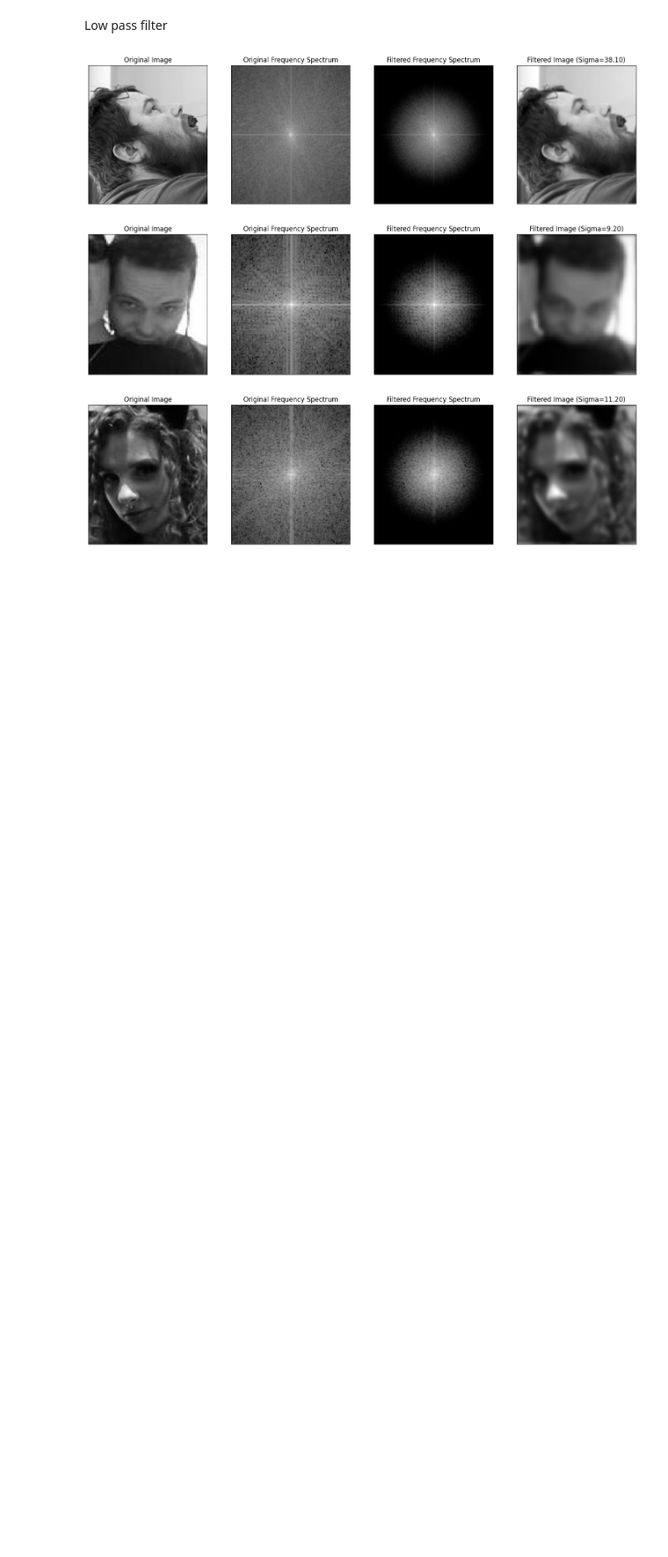
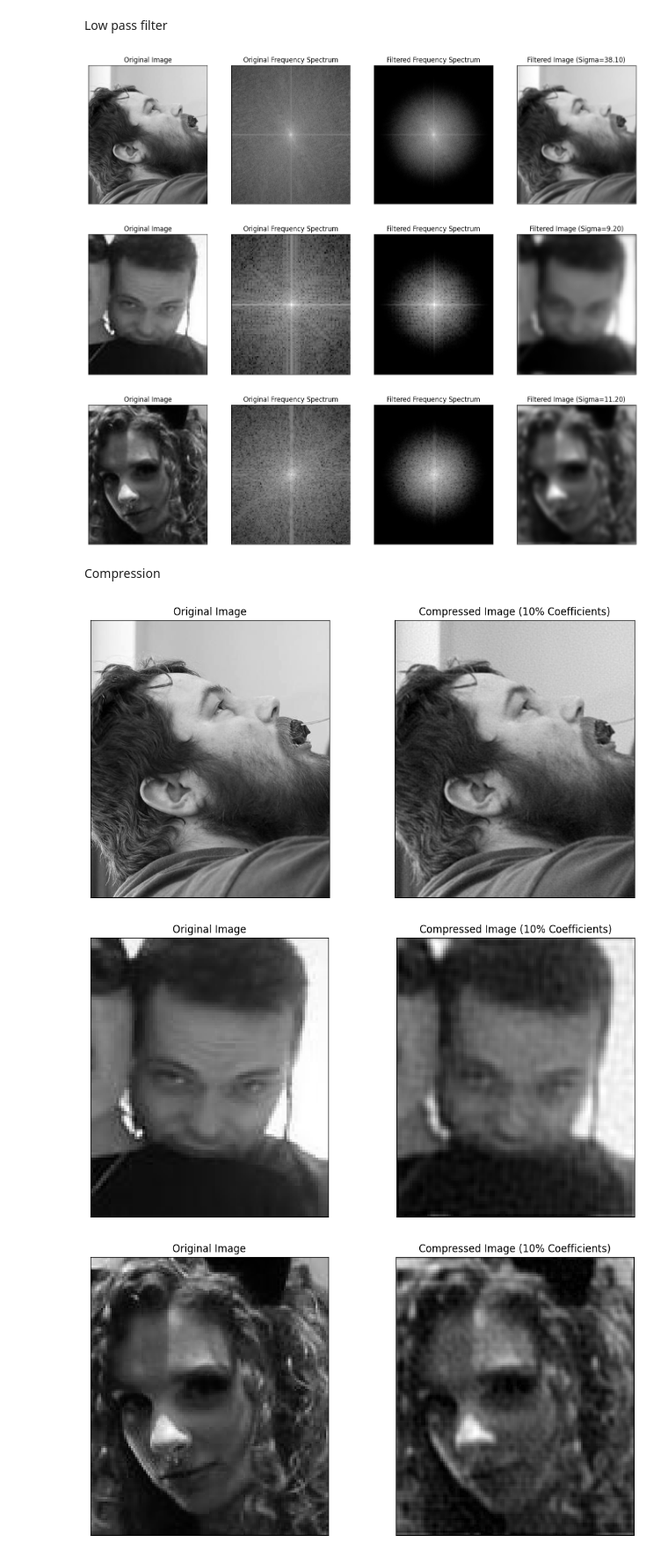
Before and after one commit to MollersThrane/IT3212-assignments, a Jupyter notebook: Assignment 2/main.ipynb, the cells around one changed output. Shown at 88% size. Cells and saved outputs as stored; diff of their text form; code cells hidden in the pictures; blank space fills up the shorter version.

Commit message:
Add image compression

```diff
--- a/Assignment 2/main.ipynb
+++ b/Assignment 2/main.ipynb
@@ -188,3 +170,60 @@ apply_low_pass_filter_and_plot(grayscale_3, fourier_transformed_3, 0.10)
 [figure]
 [figure]
 [figure]
+# %% [markdown]
+Compression
+# %%
+import numpy as np
+from PIL import Image
+import PIL.ImageOps
+from matplotlib import pyplot as plt
+
+def compress_image_using_fourier(grayscale, fourier_transformed, percentage: float):
+    # Convert grayscale image to numpy array
+    img_np = np.array(grayscale)
+
+    # Use the provided Fourier transformed image
+    dft_shifted = fourier_transformed
+
+    # Flatten and sort the Fourier coefficients by magnitude
+    magnitude = np.abs(dft_shifted)
+    flat_magnitude = magnitude.flatten()
+    sorted_indices = np.argsort(flat_magnitude)[::-1]  # Sort from largest to smallest
+
+    # Determine how many coefficients to retain based on the percentage
+    total_coefficients = len(flat_magnitude)
+    num_coefficients_to_keep = int(total_coefficients * percentage / 100)
+
+    # Create a mask that retains only the top coefficients by magnitude
+    mask = np.zeros_like(flat_magnitude)
+    mask[sorted_indices[:num_coefficients_to_keep]] = 1
+    mask = mask.reshape(dft_shifted.shape)  # Reshape to original Fourier transform shape
+
+    # Apply the mask to the Fourier transformed image
+    dft_shifted_compressed = dft_shifted * mask
+
+    # Inverse DFT to get the compressed image
+    dft_inverse = np.fft.ifftshift(dft_shifted_compressed)
+    img_compressed = np.fft.ifft2(dft_inverse)
+    img_compressed = np.abs(img_compressed)
+
+    plt.figure(figsize=(12, 6))
+
+    # Plot Original Image
+    plt.subplot(121), plt.imshow(grayscale, cmap='gray')
+    plt.title('Original Image'), plt.xticks([]), plt.yticks([])
+
+    # Plot Compressed Image
+    plt.subplot(122), plt.imshow(img_compressed, cmap='gray')
+    plt.title(f'Compressed Image ({percentage}% Coefficients)'), plt.xticks([]), plt.yticks([])
+
+    plt.show()
+
+# Apply the compression function to all images
+compress_image_using_fourier(grayscale_1, fourier_transformed_1, 10)  # Adjust here to change the percentage retained
+compress_image_using_fourier(grayscale_2, fourier_transformed_2, 10)
+compress_image_using_fourier(grayscale_3, fourier_transformed_3, 10)
+# %% [output]
+[figure, added]
+[figure, added]
+[figure, added]
```
Also changed, not shown: parts of 1 cell of this notebook.
